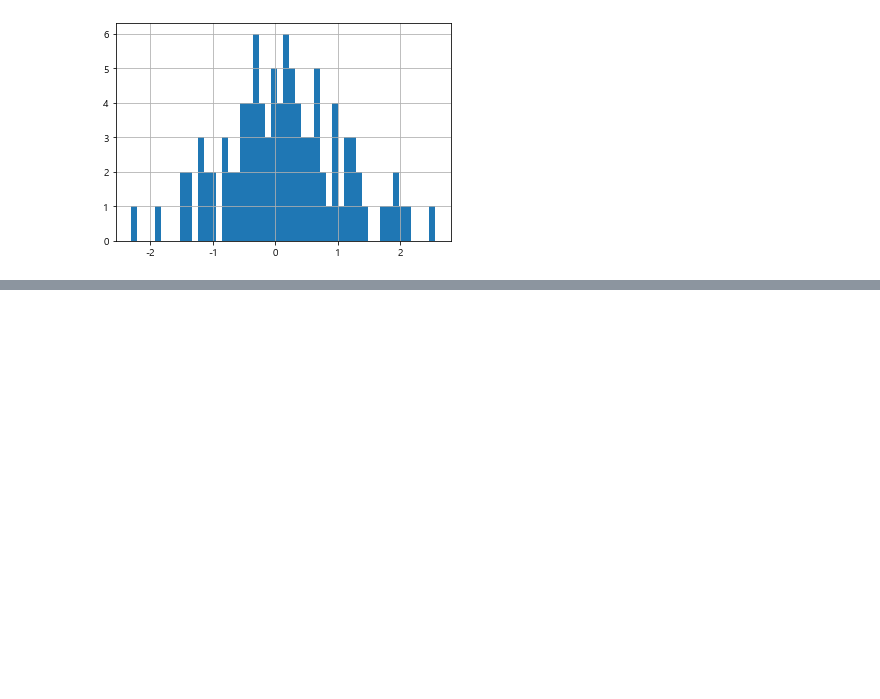
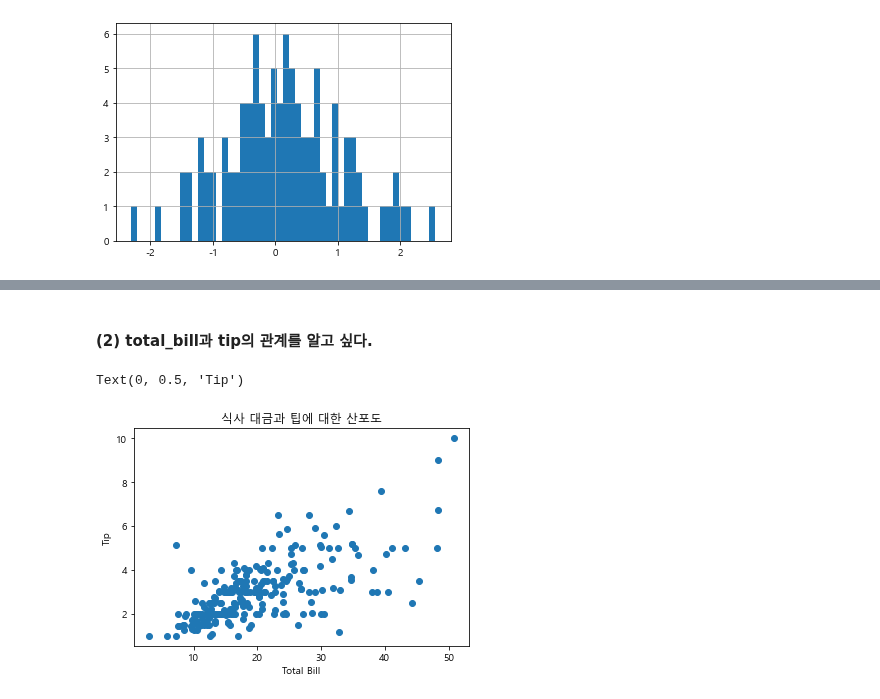
Before and after one commit to NikeLee/pythonwork, a Jupyter notebook: analysis/3_matplotlib.ipynb, the cells around one changed output, grey strips where cells are left out. Drawn from its saved outputs; the diff is of its cells as text; code cells hidden in the pictures; blank space fills up the shorter version.

```diff
--- a/analysis/3_matplotlib.ipynb
+++ b/analysis/3_matplotlib.ipynb
@@ -93,0 +154,13 @@ s.hist(bins=50)
+# %% [markdown]
+#### (2) total_bill과 tip의 관계를 알고 싶다.
+# %%
+fig = plt.figure()
+ax = fig.add_subplot(1, 1, 1)
+
+ax.scatter(tips["total_bill"], tips["tip"])
+ax.set_title("식사 대금과 팁에 대한 산포도")
+ax.set_xlabel("Total Bill")
+ax.set_ylabel("Tip")
+# %% [output]
+Text(0, 0.5, 'Tip')
+[figure, added]
```
Also changed, not shown: parts of 58 cells of this notebook, 1 other file.
